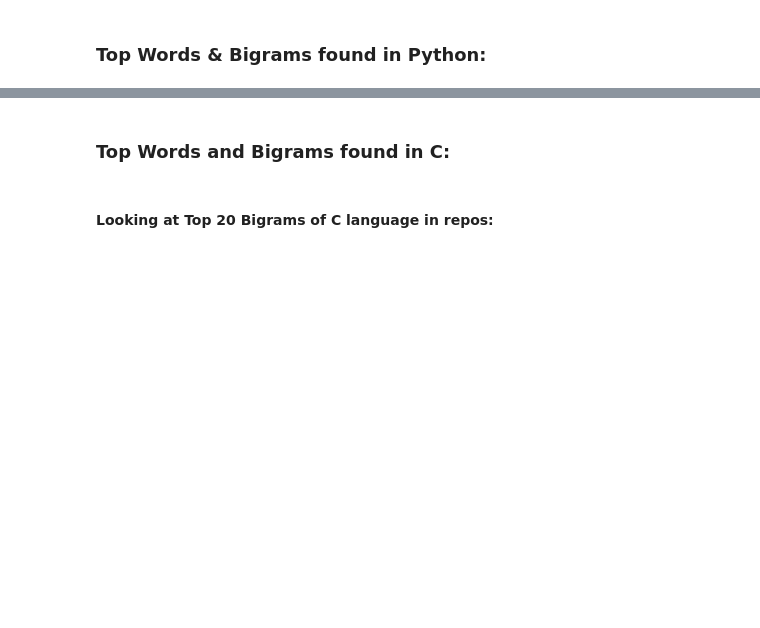
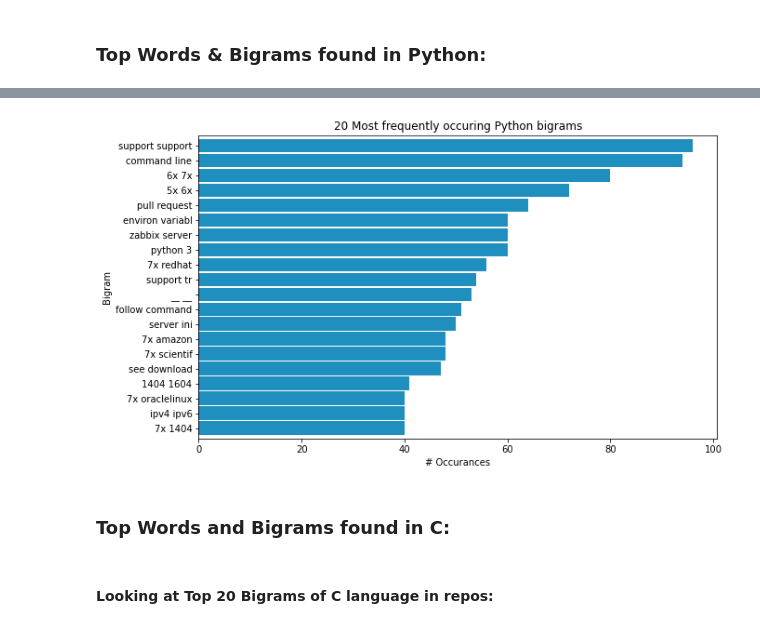
Before and after one commit to jemison-nlp-AnJeSt/github-NLP-project, a Jupyter notebook: Final_Notebook.ipynb, the cells around one changed output, grey strips where cells are left out. Cells and saved outputs as stored; diff of their text form; code cells hidden in the pictures; blank space fills up the shorter version.

```diff
--- a/Final_Notebook.ipynb
+++ b/Final_Notebook.ipynb
@@ -283,4 +313,5 @@ _ = plt.yticks(ticks, labels)
 # %% [markdown]
 ### Top Words & Bigrams found in Python:
 # %%
-master_df.tail()
+python_words = master_df[master_df.language == 'Python'].clean_readme.reset_index()
+# python_freq = pd.Series(python_words.str.split()).value_counts()
@@ -294,3 +318,5 @@ master_df.tail()
 # %%
-python_words = master_df[master_df.language == 'Python'].clean_readme
-python_freq = pd.Series(python_words.str.split()).value_counts()
+python_corpus = []
+for i in range(len(python_words)):
+    python_corpus.extend(python_words.clean_readme[i])
+python_corpus
@@ -297,3 +341,3 @@ python_freq = pd.Series(python_words.str.split()).value_counts()
 # %%
 #looking at where index starts?
-python_words
+python_corpus = pd.Series(python_corpus)
@@ -317,0 +358,5 @@ IndexError: list index out of range
+# %%
+#top bigrams of Python language in Linux repos:
+top_20_python_bigrams = (pd.Series(nltk.ngrams(python_corpus, 2))
+                      .value_counts()
+                      .head(20))
@@ -318,3 +383,16 @@ IndexError: list index out of range
+# %%
+top_20_python_bigrams.sort_values().plot.barh(color='#1E8FBF', width=.9, figsize=(10, 6))
+
+plt.title('20 Most frequently occuring Python bigrams')
+plt.ylabel('Bigram')
+plt.xlabel('# Occurances')
+
+# make the labels pretty
+ticks, _ = plt.yticks()
+labels = top_20_python_bigrams.reset_index().sort_index(ascending=False)['index'].apply(lambda t: t[0] + ' ' + t[1])
+_ = plt.yticks(ticks, labels)
+# %% [output]
+[figure, added]
 # %% [markdown]
 ### Top Words and Bigrams found in C:
 # %%
```
Also changed, not shown: parts of 40 cells of this notebook, 1 other file.
